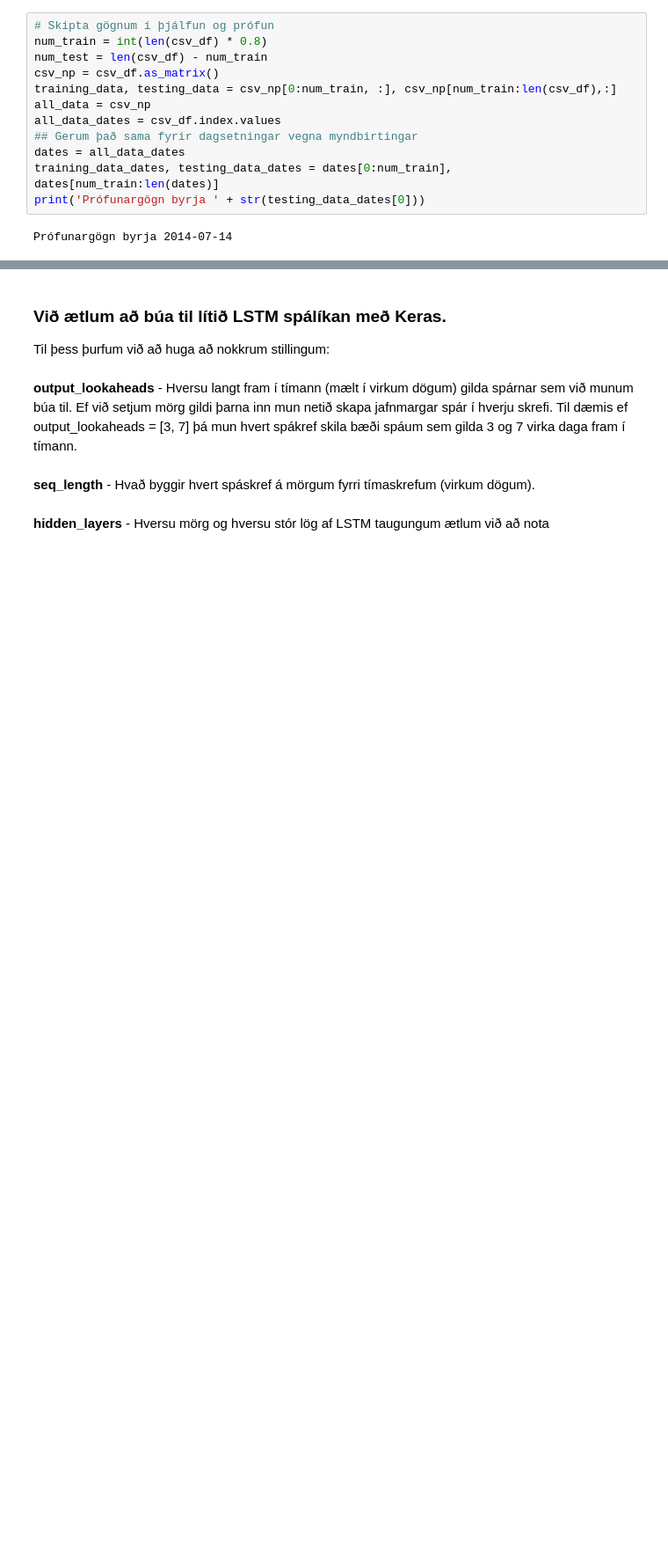
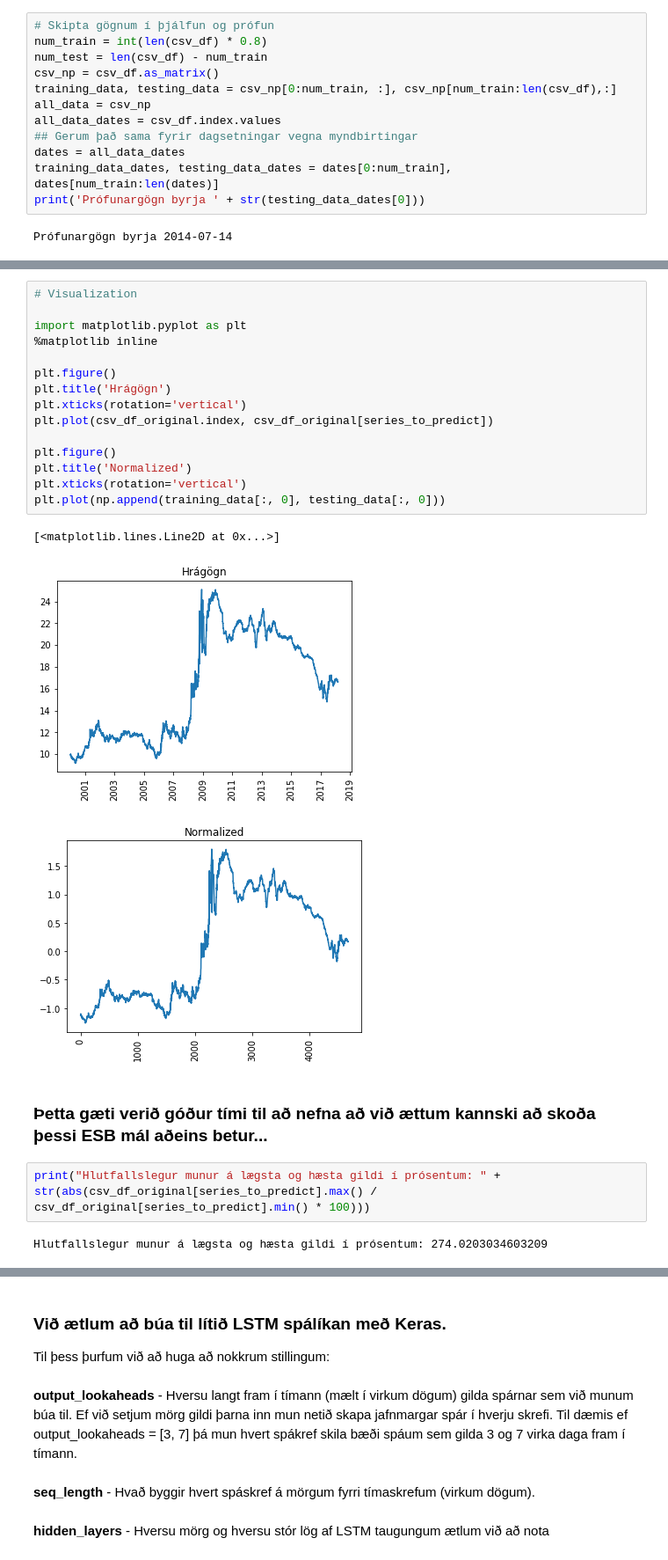
Before and after one commit to HelgiHelgason/time-series-prediction-sedlabankinn, a Jupyter notebook: Time-series prediction.ipynb, the cells around one changed output, grey strips where cells are left out. Shown at 88% size. Cells and saved outputs as stored; diff of their text form; blank space fills up the shorter version.

```diff
--- a/Time-series prediction.ipynb
+++ b/Time-series prediction.ipynb
@@ -141,3 +125,28 @@ Prófunargögn byrja 2014-07-14
+# %%
+# Visualization
+
+import matplotlib.pyplot as plt
+%matplotlib inline
+
+plt.figure()
+plt.title('Hrágögn')
+plt.xticks(rotation='vertical')
+plt.plot(csv_df_original.index, csv_df_original[series_to_predict])
+
+plt.figure()
+plt.title('Normalized')
+plt.xticks(rotation='vertical')
+plt.plot(np.append(training_data[:, 0], testing_data[:, 0]))
+# %% [output]
+[<matplotlib.lines.Line2D at 0x...>]
+[figure, added]
+[figure, added]
+# %% [markdown]
+### Þetta gæti verið góður tími til að nefna að við ættum kannski að skoða þessi ESB mál aðeins betur...
+# %%
+print("Hlutfallslegur munur á lægsta og hæsta gildi í prósentum: " + str(abs(csv_df_original[series_to_predict].max() / csv_df_original[series_to_predict].min() * 100)))
+# %% [output]
+Hlutfallslegur munur á lægsta og hæsta gildi í prósentum: 274.0203034603209
 # %%
 # Hérna sjáum við hvernig gögnin skiptast í þjálfunargögn og prófunargögn
 plt.figure()
```
Also changed, not shown: parts of 10 cells of this notebook.
